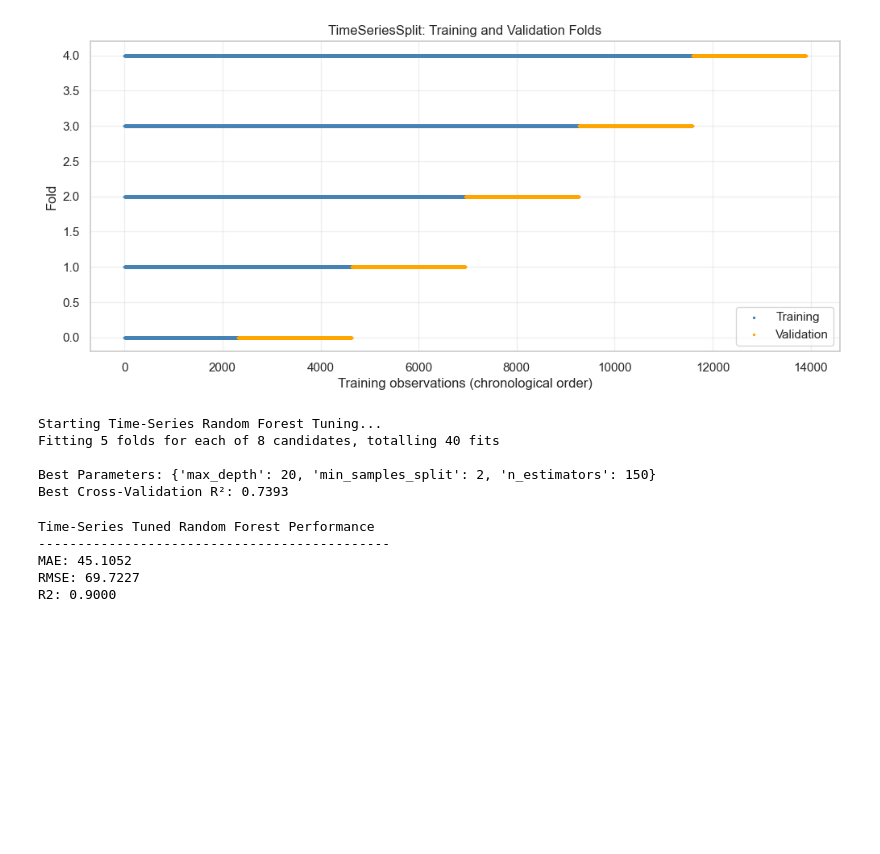
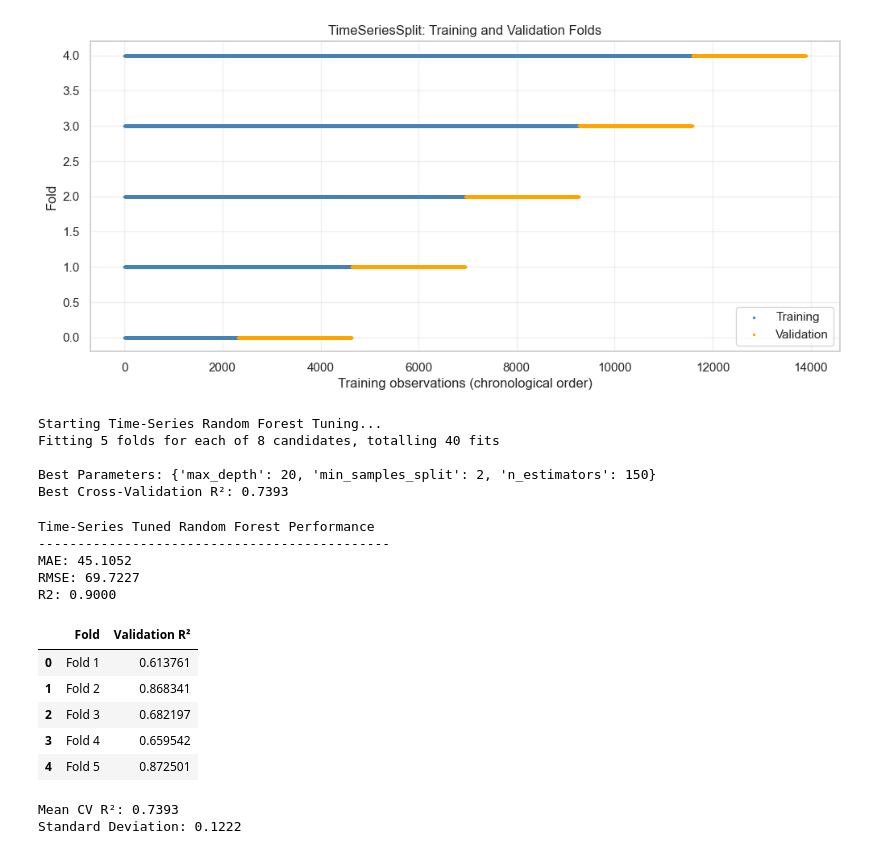
Before and after one commit to SandaruNipuna1/urban-mobility-demand-intelligence, a Jupyter notebook: notebooks/04_model_development.ipynb, the cells around one changed output. Drawn from its saved outputs; the diff is of its cells as text; code cells hidden in the pictures; blank space fills up the shorter version.

```diff
--- a/notebooks/04_model_development.ipynb
+++ b/notebooks/04_model_development.ipynb
@@ -714,3 +714,29 @@ Time-Series Tuned Random Forest Performance
 MAE: 45.1052
 RMSE: 69.7227
 R2: 0.9000
+# %%
+cv_results = rf_time_grid.cv_results_
+
+fold_scores = pd.DataFrame({
+    "Fold": [f"Fold {i}" for i in range(1, 6)],
+    "Validation R²": [
+        cv_results[f"split{i}_test_score"][
+            rf_time_grid.best_index_
+        ]
+        for i in range(5)
+    ]
+})
+
+display(fold_scores)
+
+print("Mean CV R²:", round(fold_scores["Validation R²"].mean(), 4))
+print("Standard Deviation:", round(fold_scores["Validation R²"].std(), 4))
+# %% [output]
+|  | Fold | Validation R² |
+| 0 | Fold 1 | 0.613761 |
+| 1 | Fold 2 | 0.868341 |
+| 2 | Fold 3 | 0.682197 |
+| 3 | Fold 4 | 0.659542 |
+| 4 | Fold 5 | 0.872501 |
+Mean CV R²: 0.7393
+Standard Deviation: 0.1222
```
Also changed, not shown: parts of 2 cells of this notebook.
